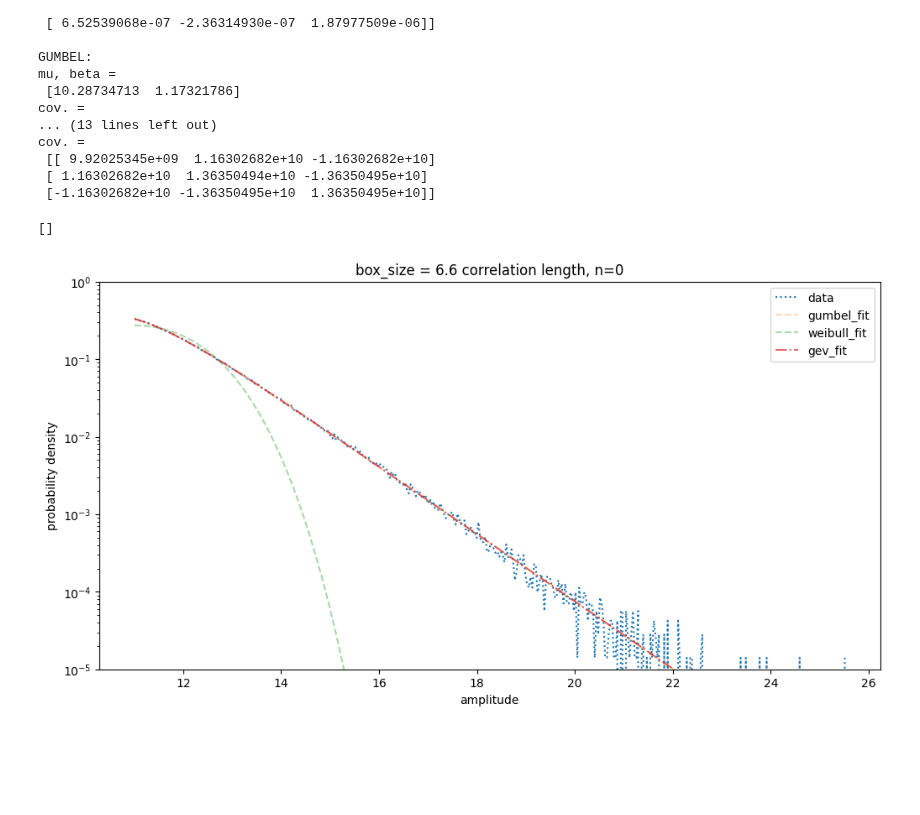
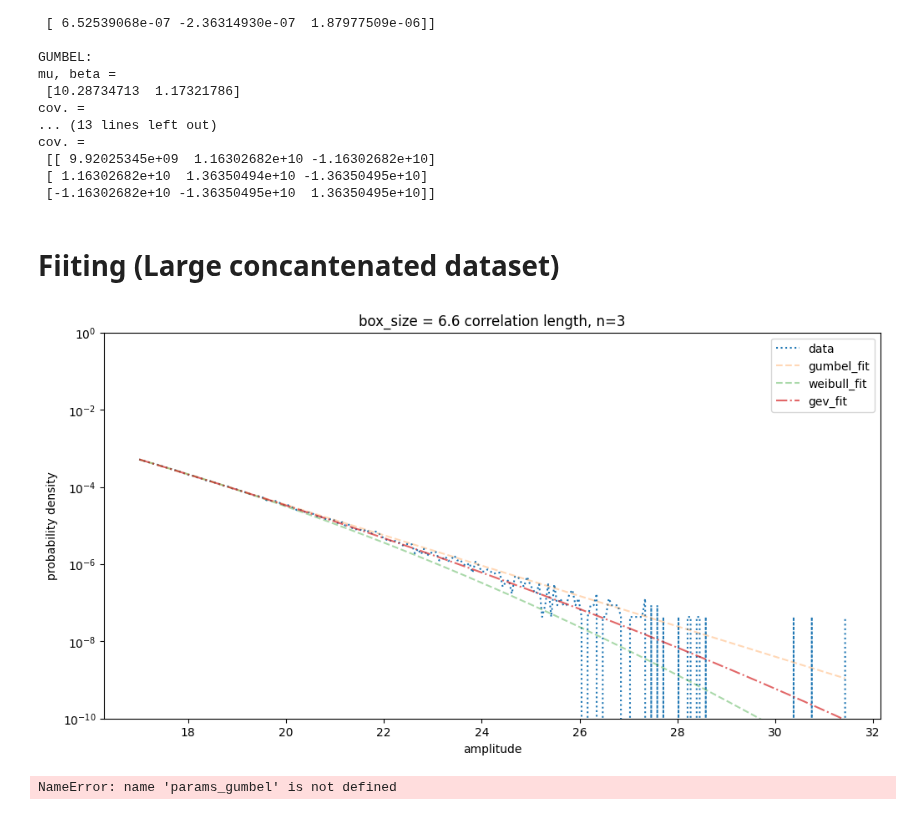
Before and after one commit to khchoi-physik/pbh_simulations, a Jupyter notebook: curve_fitting.ipynb, the cells around one changed output. Cells and saved outputs as stored; diff of their text form; code cells hidden in the pictures; blank space fills up the shorter version.

Commit message:
tail fitting and mixture model

```diff
--- a/curve_fitting.ipynb
+++ b/curve_fitting.ipynb
@@ -300,50 +303,51 @@ cov. =
  [[ 9.92025345e+09  1.16302682e+10 -1.16302682e+10]
  [ 1.16302682e+10  1.36350494e+10 -1.36350495e+10]
  [-1.16302682e+10 -1.36350495e+10  1.36350495e+10]]
+# %% [markdown]
+# Fiiting (Large concantenated dataset)
 # %%
- # @title Tails EVD Fitting ( Weibull & Frechet)
+ # @title Tails EVD Fitting
 
 l = 16
-k_power = 0
-threshold = 11
+k_power = 3
 
-npy_list = glob.glob(f'max_ampligude_l_{l}*.npy')
-print(npy_list)
+# npy_list = glob.glob(f'max_ampligude_l_{l}*.npy')
+# print(npy_list)
 
 
-os.chdir(folder_path)
-#data = np.load(f'max_ampligude_l_16_k_3.npy')
+# os.chdir(folder_path)
+# #data = np.load(f'max_ampligude_l_16_k_3.npy')
 
-data = np.load(f'max_ampligude_l_{l}_k_{k_power}.npy')
+# data = np.load(f'max_ampligude_l_{l}_k_{k_power}.npy')
+threshold = 17
 os.chdir(frechet_path)
 
 hists, bins = np.histogram(data, density =True, bins= bins_sizes)
 
 cutoff = np.where(bins[:]>threshold)[0][0]
 
 # params_frechet = sp.optimize.curve_fit(frechet, bins[cutoff:], hists[cutoff-1:] , p0=[4,7,-7]) # fit frechet
 params_gumbel  = sp.optimize.curve_fit(gumbel, bins[cutoff:], hists[cutoff-1:]) # fit gumbel
 params_weibull = sp.optimize.curve_fit(weibull, bins[cutoff:], hists[cutoff-1:]) # fit weibull
-params_gev = sp.optimize.curve_fit(gev, bins[cutoff:], hists[cutoff-1:], p0=[11 , 2 , 0.2]) # fit gev
+params_gev = sp.optimize.curve_fit(gev, bins[cutoff:], hists[cutoff-1:], p0=[17 , 2 , 0.2]) # fit gev
 
 xrange = np.linspace(bins[cutoff],bins[1:].max(), bins[1:].shape[0]) # define xrange by bin size and bin location
 
 plt.figure(figsize=(12,6) )
 plt.plot(bins[cutoff:],hists[cutoff-1:], label='data', alpha=1, linestyle = 'dotted') # plot data
 
 plt.plot(xrange, gumbel(xrange, *params_gumbel[0]), label= 'gumbel_fit', alpha=0.3, linestyle = 'dashed') # plot gumbel
 plt.plot(xrange, weibull(xrange, *params_weibull[0]), label= 'weibull_fit', alpha=0.4, linestyle = 'dashed') # plot weibull
 plt.plot(xrange, gev(xrange, *params_gev[0]), label= 'gev_fit', alpha=0.7, linestyle = 'dashdot') # plot weibull
 # plt.plot(xrange, frechet(xrange, *params_frechet[0]), label= 'frechet_fit', alpha=0.4, linestyle = 'dotted', color ='k') # plot frechet
 plt.xlabel('amplitude')
 plt.ylabel('probability density')
 plt.yscale('log')
-plt.ylim(1e-5,1)
+plt.ylim(1e-10,1)
 plt.title(f'box_size = {(2*l+1)/5} correlation length, n={k_power}')
 
 plt.legend()
 
 plt.savefig(f'Fitted_tail_data_l_{2*l+1}_k_{k_power}.pdf')
 # %% [output]
-[]
-[figure, old version]
+[figure, new version]
@@ -352 +354,5 @@ plt.savefig(f'Fitted_tail_data_l_{2*l+1}_k_{k_power}.pdf')
+# %%
+params_gumbel
+# %% [output]
+NameError: name 'params_gumbel' is not defined
 # %%
```
Also changed, not shown: parts of 15 cells of this notebook.
